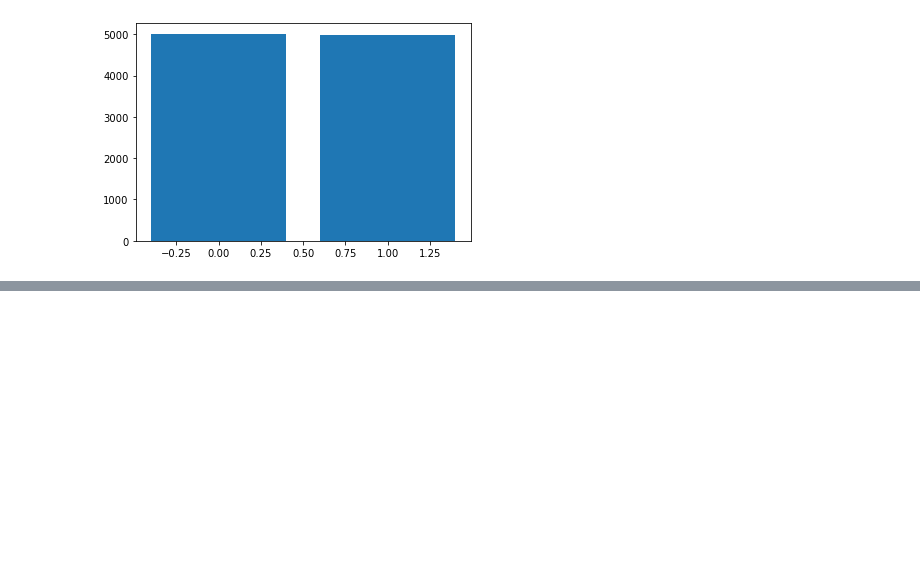
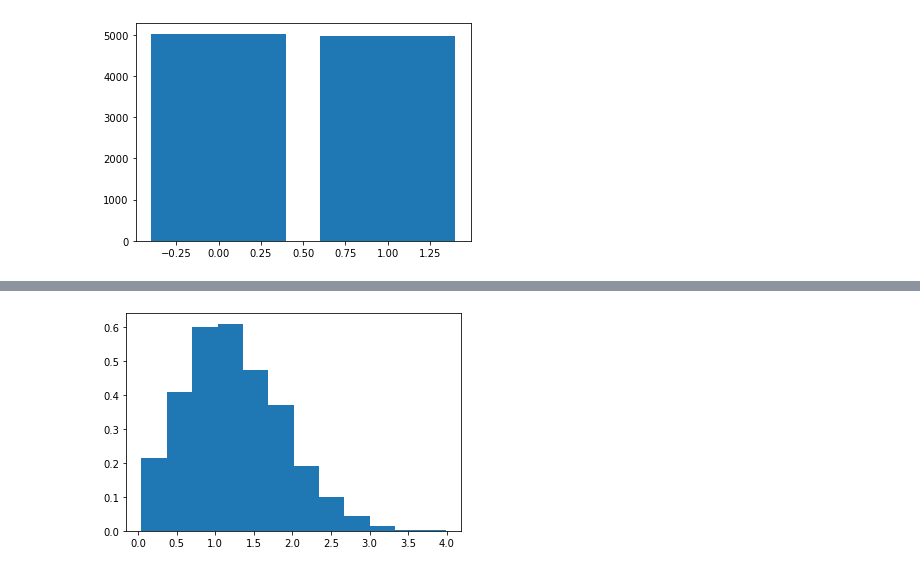
Before and after one commit to martincusack979/fundanalysis-assesment, a Jupyter notebook: Practicals/02-randomness-exercises.ipynb, the cells around one changed output, grey strips where cells are left out. Cells and saved outputs as stored; diff of their text form; code cells hidden in the pictures; blank space fills up the shorter version.

```diff
--- a/Practicals/02-randomness-exercises.ipynb
+++ b/Practicals/02-randomness-exercises.ipynb
@@ -247,0 +322,10 @@ plt.bar(vals, counts);
+# %%
+# Generate 1000 numbers on a Rayleigh distribution
+rng = np.random.default_rng(10)
+samples = rng.rayleigh(1, 1000)
+# %%
+# create histogram
+count, bins, ignored = plt.hist(samples, 12, density=True)
+plt.show()
+# %% [output]
+[figure, added]
```
Also changed, not shown: parts of 18 cells of this notebook.
